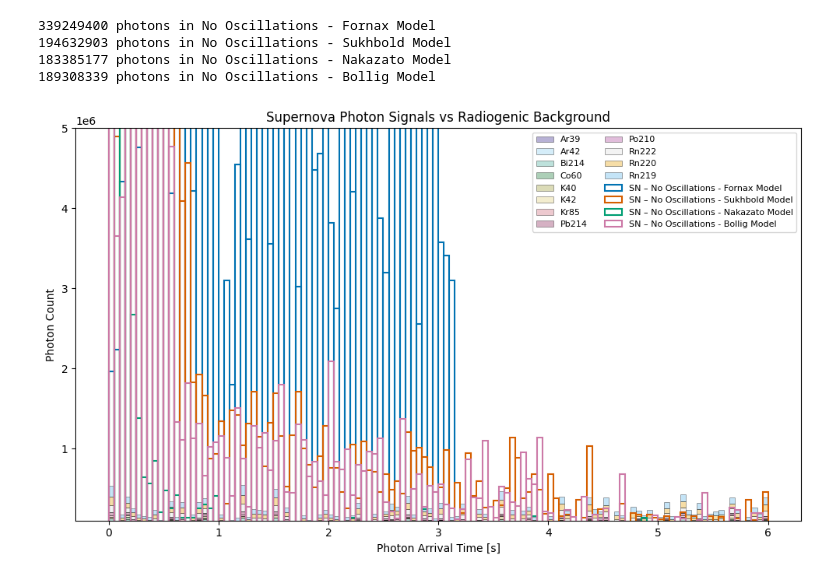
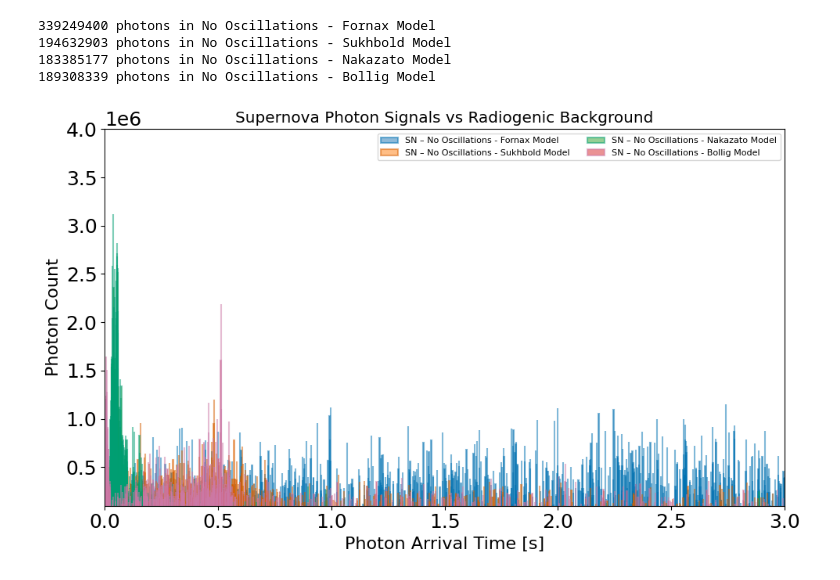
Before and after one commit to IakovosTzoka/SuperNova-Work, a Jupyter notebook: output/cleanup_Optical_Photon_Analysis.ipynb, the cells around one changed output. Drawn from its saved outputs; the diff is of its cells as text; code cells hidden in the pictures.

```diff
--- a/output/cleanup_Optical_Photon_Analysis.ipynb
+++ b/output/cleanup_Optical_Photon_Analysis.ipynb
@@ -11,16 +11,16 @@ import uproot
 from scipy.stats import gaussian_kde
 # %%
 supernova_paths = [
-    "/media/iakovos-qpix/aSeVertical/SuperNova Simulation/ROOT Files/SuperNova_Models/Fornax_No_Oscillations_1000_events.root",
+    "/Volumes/aSeVertical/SuperNova Simulation/ROOT Files/SuperNova_Models/Fornax_No_Oscillations_1000_events.root",
     # "/media/iakovos-qpix/aSeVertical/SuperNova Simulation/ROOT Files/SuperNova_Models/Fornax_Normal_Hierarchy_1000_events.root",
     # "/media/iakovos-qpix/aSeVertical/SuperNova Simulation/ROOT Files/SuperNova_Models/Fornax_Inverted_Hierarchy_1000_events.root",
-    "/media/iakovos-qpix/aSeVertical/SuperNova Simulation/ROOT Files/SuperNova_Models/Sukhbold_No_Oscillations_1000_events.root",
+    "/Volumes/aSeVertical/SuperNova Simulation/ROOT Files/SuperNova_Models/Sukhbold_No_Oscillations_1000_events.root",
     # "/media/iakovos-qpix/aSeVertical/SuperNova Simulation/ROOT Files/SuperNova_Models/Sukhbold_Normal_Hierarchy_1000_events.root",
     # "/media/iakovos-qpix/aSeVertical/SuperNova Simulation/ROOT Files/SuperNova_Models/Sukhbold_Inverted_Hierarchy_1000_events.root",
-    "/media/iakovos-qpix/aSeVertical/SuperNova Simulation/ROOT Files/SuperNova_Models/Nakazato_No_Oscillations_1000_events.root",
+    "/Volumes/aSeVertical/SuperNova Simulation/ROOT Files/SuperNova_Models/Nakazato_No_Oscillations_1000_events.root",
     # "/media/iakovos-qpix/aSeVertical/SuperNova Simulation/ROOT Files/SuperNova_Models/Nakazato_Normal_Hierarchy_1000_events.root",
     # "/media/iakovos-qpix/aSeVertical/SuperNova Simulation/ROOT Files/SuperNova_Models/Nakazato_Inverted_Hierarchy_1000_events.root",
-    "/media/iakovos-qpix/aSeVertical/SuperNova Simulation/ROOT Files/SuperNova_Models/Bollig_No_Oscillations_1000_events.root",
+    "/Volumes/aSeVertical/SuperNova Simulation/ROOT Files/SuperNova_Models/Bollig_No_Oscillations_1000_events.root",
     # "/media/iakovos-qpix/aSeVertical/SuperNova Simulation/ROOT Files/SuperNova_Models/Bollig_Normal_Hierarchy_1_1000_events.root",
     # "/media/iakovos-qpix/aSeVertical/SuperNova Simulation/ROOT Files/SuperNova_Models/Bollig_Inverted_Hierarchy_1_1000_events.root",
 ]
@@ -160,55 +160,64 @@ for path, label in zip(supernova_paths, labels):
 183385177 photons in No Oscillations - Nakazato Model
 189308339 photons in No Oscillations - Bollig Model
 # %%
-bin_width = 0.05
-bins = np.arange(0, 6 + bin_width, bin_width)
+bin_width = 0.0005
+bins = np.arange(0, 3 + bin_width, bin_width)
 bin_centers = 0.5 * (bins[:-1] + bins[1:])
 
 plt.figure(figsize=(10, 6))
+plt.rcParams.update({
+    "font.size": 12,
+    "axes.labelsize": 16,
+    "xtick.labelsize": 18,
+    "ytick.labelsize": 18,
+    "legend.fontsize": 12,
+    "legend.title_fontsize": 14
+})
 
 # ---- 1) Stacked background in absolute photon counts ----
 bg_counts_list = []
 for label_bg, color_bg in zip(labels_background, colors_background):
     data_bg = background_data[label_bg]
     counts_bg, _ = np.histogram(data_bg, bins=bins)
     bg_counts_list.append(counts_bg)
 
-bottom = np.zeros_like(bg_counts_list[0], dtype=float)
-for counts_bg, label_bg, color_bg in zip(bg_counts_list, labels_background, colors_background):
-    plt.bar(
-        bin_centers,
-        counts_bg,
-        width=bin_width,
-        bottom=bottom,
-        color=color_bg,
-        alpha=0.35,
-        edgecolor="black",
-        linewidth=0.7,
-        label=label_bg,
-    )
-    bottom += counts_bg
+# bottom = np.zeros_like(bg_counts_list[0], dtype=float)
+# for counts_bg, label_bg, color_bg in zip(bg_counts_list, labels_background, colors_background):
+#     plt.bar(
+#         bin_centers,
+#         counts_bg,
+#         width=bin_width,
+#         bottom=bottom,
+#         color=color_bg,
+#         alpha=0.35,
+#         edgecolor="black",
+#         linewidth=0.7,
+#         label=label_bg,
+#     )
+#     bottom += counts_bg
 
 # ---- 2) All supernova models in absolute counts (lines) ----
 for label_sn, color_sn in zip(labels, colors_supernova):
     data_sn = supernova_data[label_sn]
     counts_sn, _ = np.histogram(data_sn, bins=bins)
     plt.bar(
         bin_centers,
         counts_sn,
         width=bin_width,
-        facecolor="none",      # no fill
+        alpha=0.5,      # no fill
         edgecolor=color_sn,    # colored outline
         linewidth=1.5,
         label=f"SN – {label_sn}",
     )
 
 plt.xlabel("Photon Arrival Time [s]")
 plt.ylabel(f"Photon Count")
 plt.title("Supernova Photon Signals vs Radiogenic Background")
-plt.ylim(1e5, 5e6)
+plt.ylim(1e5, 0.4e7)
+plt.xlim(0,3)
 plt.legend(ncol=2, fontsize=8)
 plt.tight_layout()
 plt.show()
 # %% [output]
-[figure, old version]
+[figure, new version]
 # %%
```
Also changed, not shown: parts of 2 cells of this notebook, 2 other files.
